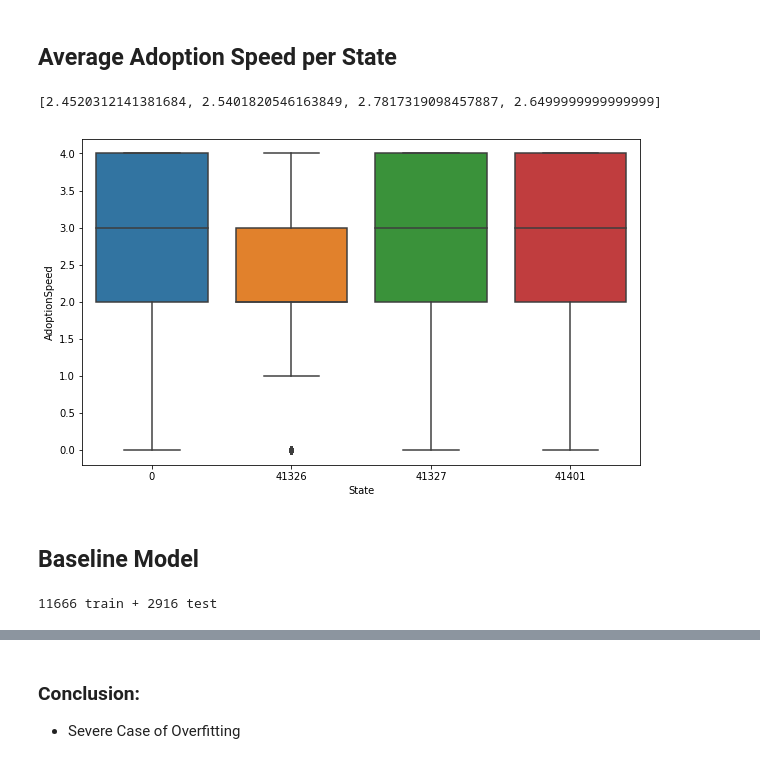
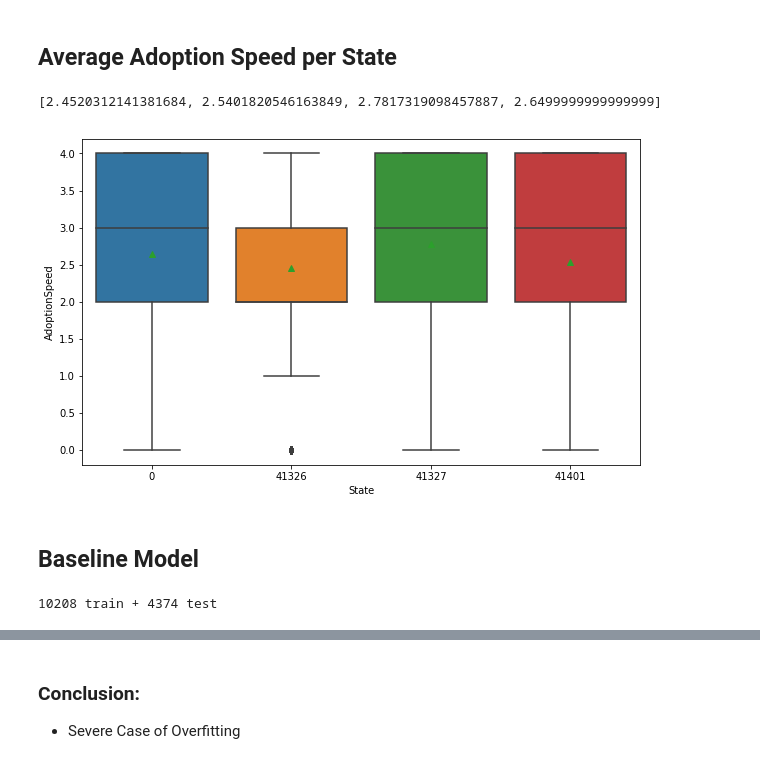
Before and after one commit to Loveker97/PetFinder, a Jupyter notebook: ECE143 Project Pet_finder.ipynb, the cells around one changed output, grey strips where cells are left out. Cells and saved outputs as stored; diff of their text form; code cells hidden in the pictures.

```diff
--- a/ECE143 Project Pet_finder.ipynb
+++ b/ECE143 Project Pet_finder.ipynb
@@ -240,20 +240,20 @@ train_copy = train_copy.replace(to_replace = [41336, 41330, 41332], value = 0)
 # %%
 top_state_ID = [41326, 41401, 41327, 0]
 top_states_name = ['Selangor', 'Kuala Lumpur', 'Pulau Pinang', 'Combined_state']
 average_adoption_speed = []
 
 train_copy= train_copy.drop(train_copy[(train_copy['State'] != 41326) & (train_copy['State'] != 41401)
                           & (train_copy['State'] != 41327)& (train_copy['State'] != 0)].index)
 
-sns.boxplot(x = train_copy['State'], y=train_copy["AdoptionSpeed"] )
+sns.boxplot(x = train_copy['State'], y=train_copy["AdoptionSpeed"], showmeans=True )
 
 for i in range(len(top_state_ID)):
     average_adoption_speed.append(train_copy.loc[train_copy['State'] == top_state_ID[i]]['AdoptionSpeed'].mean(0))
 
 
 print(average_adoption_speed)
 # %% [output]
 [2.4520312141381684, 2.5401820546163849, 2.7817319098457887, 2.6499999999999999]
-[figure, old version]
+[figure, new version]
 # %% [markdown]
 ## Baseline Model
@@ -267,7 +305,24 @@ def split_train_test(data, test_ratio):
     train_indices = shuffled_indices[test_set_size:]
     return data.iloc[train_indices], data.iloc[test_indices]
 
-train_set, test_set = split_train_test(train_copy, 0.2)
+train_set, test_set = split_train_test(data, 0.3)
 print(len(train_set), "train +", len(test_set), "test")
+
+# Split into data and labels
+train_data = train_set.drop("AdoptionSpeed", axis=1)
+train_data =  train_data.reset_index()
+train_data = train_data.drop("index", axis = 1)
+
+train_labels = train_set["AdoptionSpeed"].copy()
+#train_labels = pd.Categorical(train_labels)
+#train_labels =  pd.get_dummies(train_labels, prefix = 'category')
+
+test_data = test_set.drop("AdoptionSpeed", axis=1)
+test_data =  test_data.reset_index()
+test_data = test_data.drop("index", axis = 1)
+
+test_labels = test_set["AdoptionSpeed"].copy()
+#test_labels = pd.Categorical(test_labels)
+#test_labels =  pd.get_dummies(test_labels, prefix = 'category')
 # %% [output]
-11666 train + 2916 test
+10208 train + 4374 test
```
Also changed, not shown: parts of 19 cells of this notebook, 1 other file.
